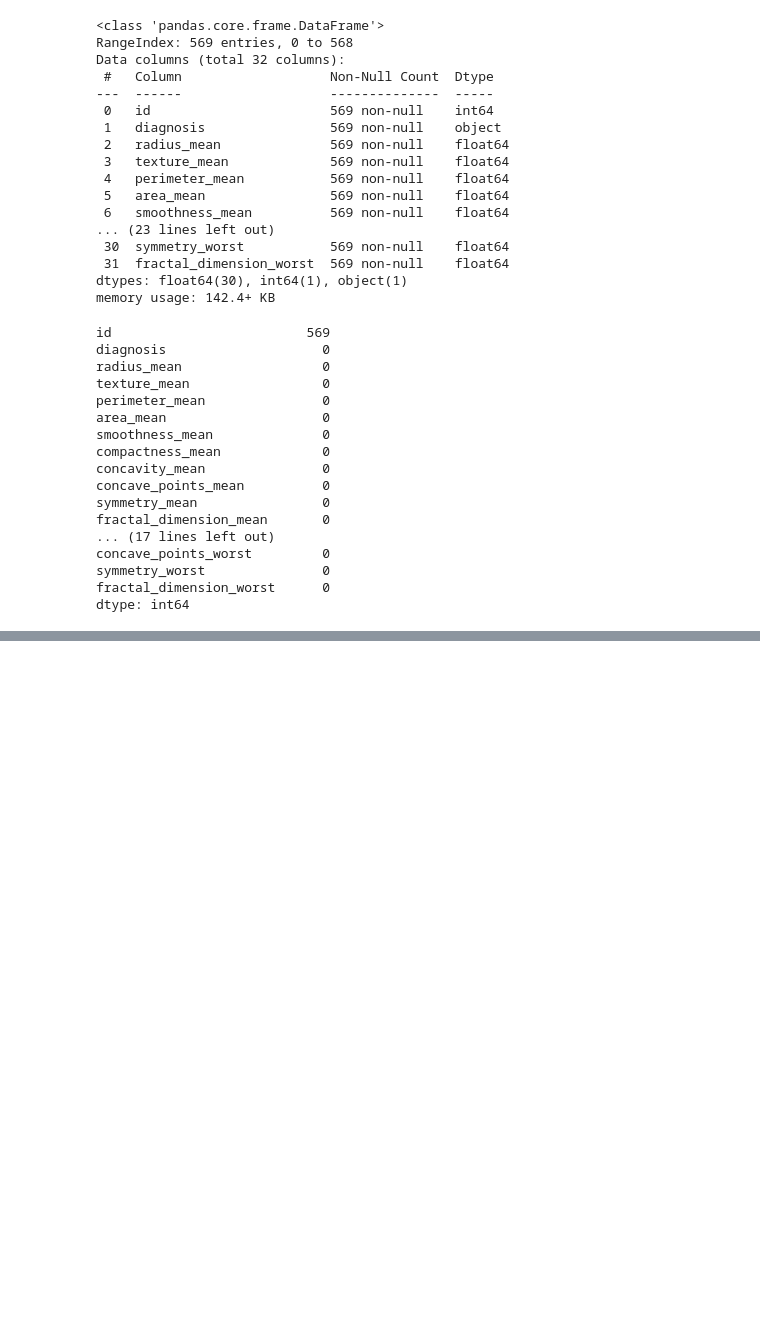
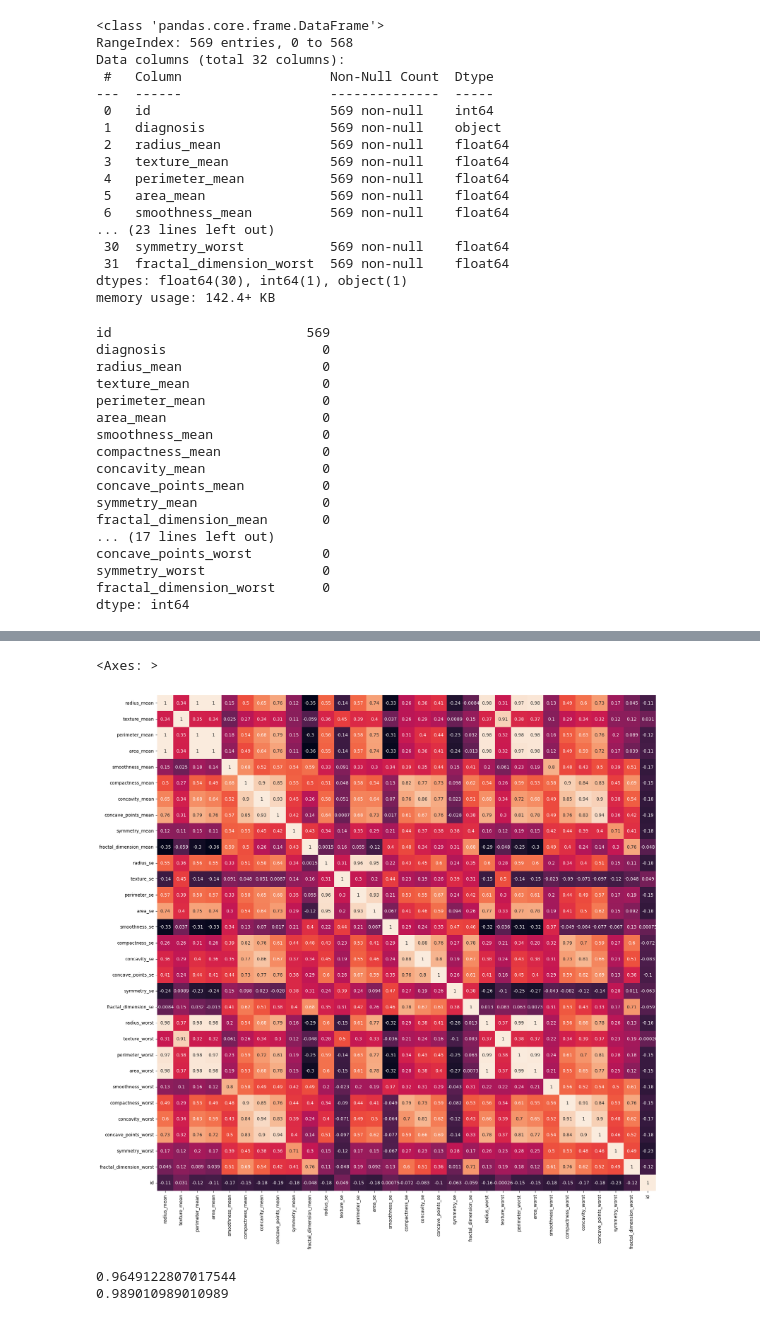
Before and after one commit to Muyiiwaa/ml-made-easy, a Jupyter notebook: classification.ipynb, the cells around one changed output, grey strips where cells are left out. Saved outputs shown, nothing was run; the diff lists cells and outputs as text; code cells hidden in the pictures; blank space fills up the shorter version.

```diff
--- a/classification.ipynb
+++ b/classification.ipynb
@@ -101 +101,3 @@ data.head()
 5 rows × 32 columns
+# %%
+data['diagnosis'] = ['cancer' if x == 'M' else 'No cancer' for x in data.diagnosis]
@@ -101,0 +108,6 @@ data.head()
+# %%
+corr_data = data.corr(method= 'spearman')
+
+plt.figure(figsize= (20,20))
+sns.heatmap(corr_data, annot= True, cbar= False)
+# %% [output]
@@ -101,0 +115,2 @@ data.head()
+<Axes: >
+[figure, added]
@@ -101,0 +142,6 @@ data.head()
+# %%
+print(accuracy_score(y_true=y_test, y_pred=test_pred))
+print(accuracy_score(y_true=y_train, y_pred=train_pred))
+# %% [output]
+0.9649122807017544
+0.989010989010989
```
Also changed, not shown: parts of 12 cells of this notebook.
